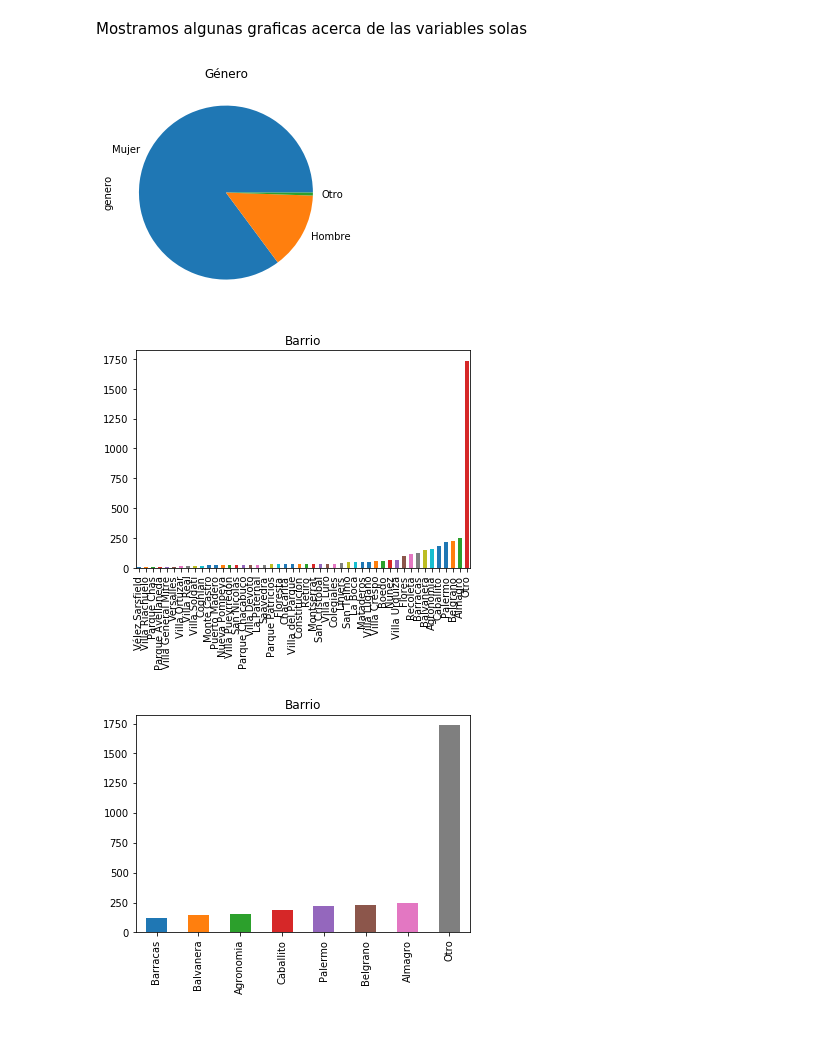
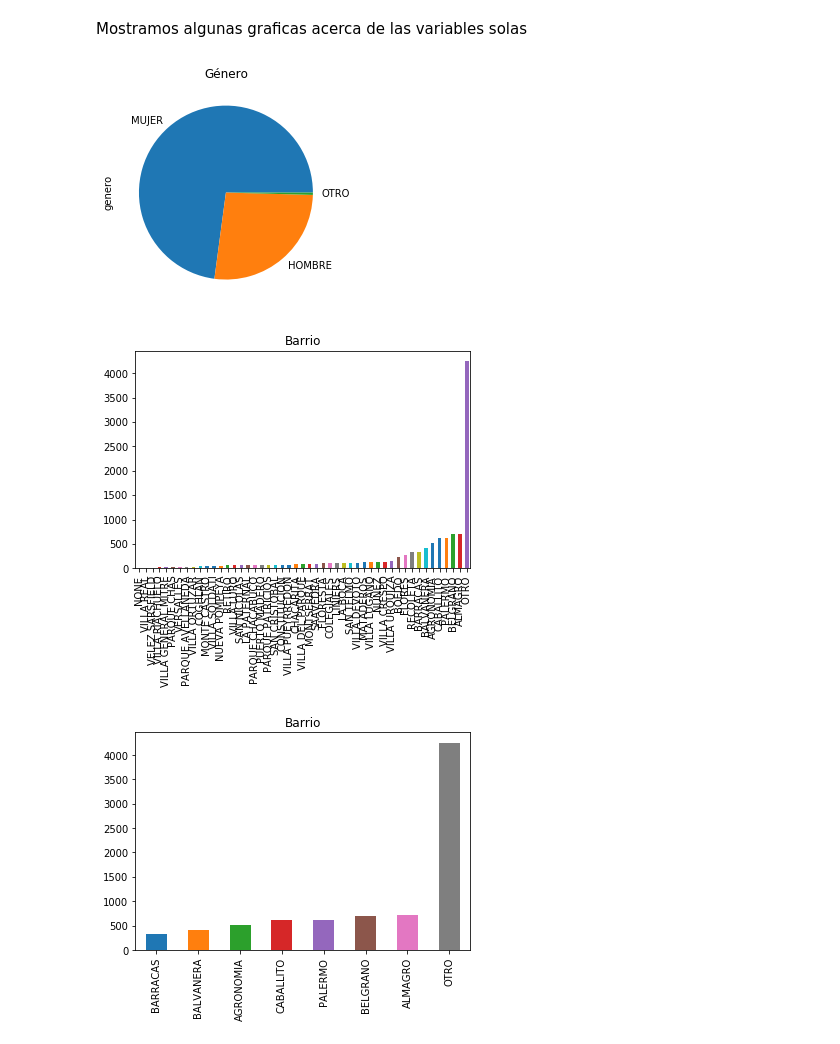
Before and after one commit to Villamaru/test_noviazgo, a Jupyter notebook: Analisis exploratorio.ipynb, the cells around one changed output. Cells and saved outputs as stored; diff of their text form; code cells hidden in the pictures.

```diff
--- a/Analisis exploratorio.ipynb
+++ b/Analisis exploratorio.ipynb
@@ -12,5 +12,6 @@ import matplotlib as mpl
 # %% [markdown]
 Cargando datos
 # %%
-datos_17 = pd.read_csv("resultados-del-test-2017-18.csv")
+datos_17 = pd.read_csv("resultados-del-test-2017-18.csv",sep=";")
 datos_18 = pd.read_csv("resultados-del-test-2018-19.csv")
+datos = [datos_17,datos_18] #Nos guardamos todos los datos en una lista
@@ -97,16 +107,17 @@ Pregunta_13:
 # %% [markdown]
 Mostramos algunas graficas acerca de las variables solas
 # %%
-datos_18["genero"].value_counts().plot("pie", title = "Género")
-plt.show()
-datos_18["barrio"].value_counts().sort_values().plot("bar", title = "Barrio")
-plt.show()
-datos_18["barrio"].value_counts().sort_values().iloc[-8:].plot("bar", title = "Barrio")
-plt.show()
-datos_18["edad"].value_counts().sort_index().plot("bar", title = "Cantidad de personas por edad")
-plt.xticks(rotation = "vertical")
-plt.show()
+for db in datos:
+    db["genero"].value_counts().plot("pie", title = "Género")
+    plt.show()
+    db["barrio"].value_counts().sort_values().plot("bar", title = "Barrio")
+    plt.show()
+    db["barrio"].value_counts().sort_values().iloc[-8:].plot("bar", title = "Barrio")
+    plt.show()
+    db["edad"].value_counts().sort_index().plot("bar", title = "Cantidad de personas por edad")
+    plt.xticks(rotation = "vertical")
+    plt.show()
 # %% [output]
-[figure, old version]
+[figure, new version]
-[figure, old version]
+[figure, new version]
-[figure, old version]
+[figure, new version]
```
Also changed, not shown: parts of 26 cells of this notebook, 1 other file.
